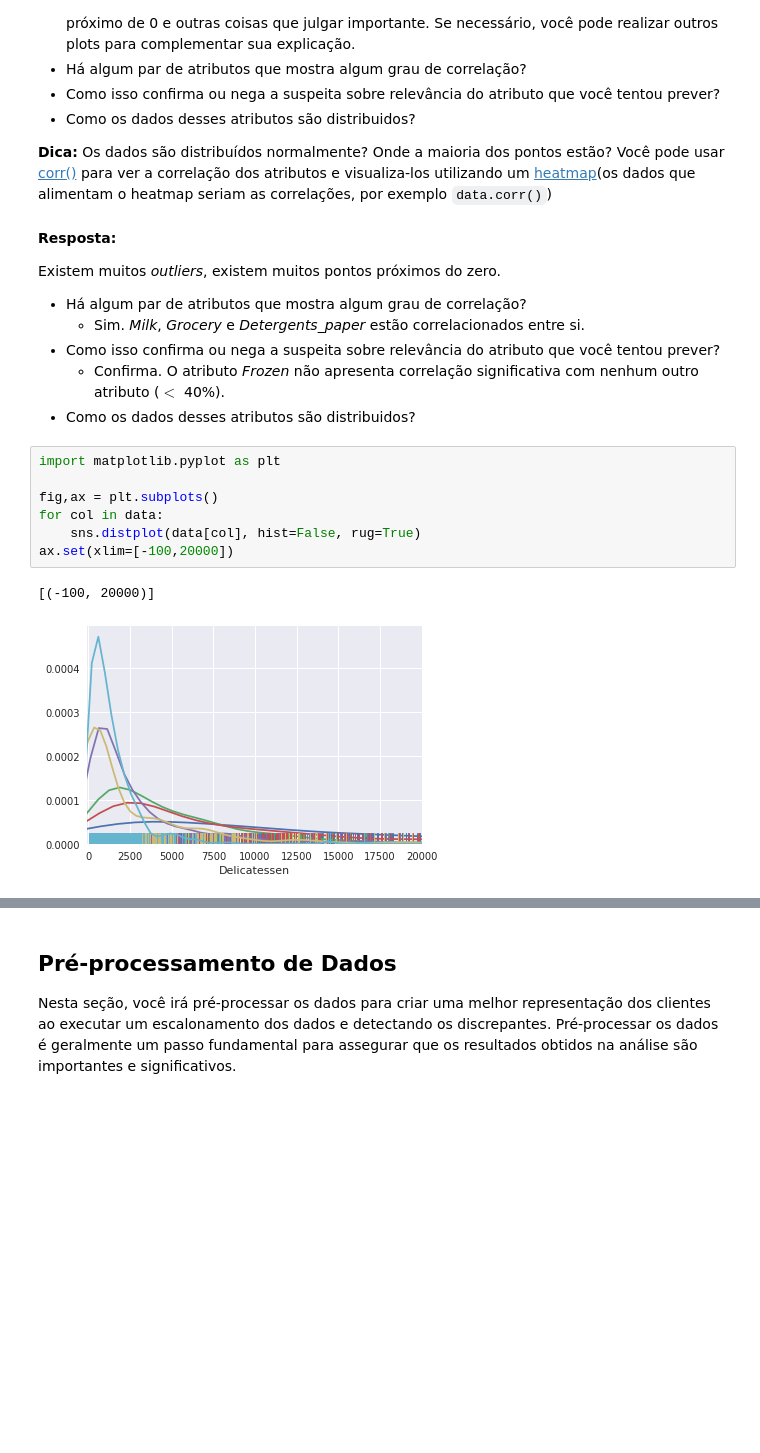
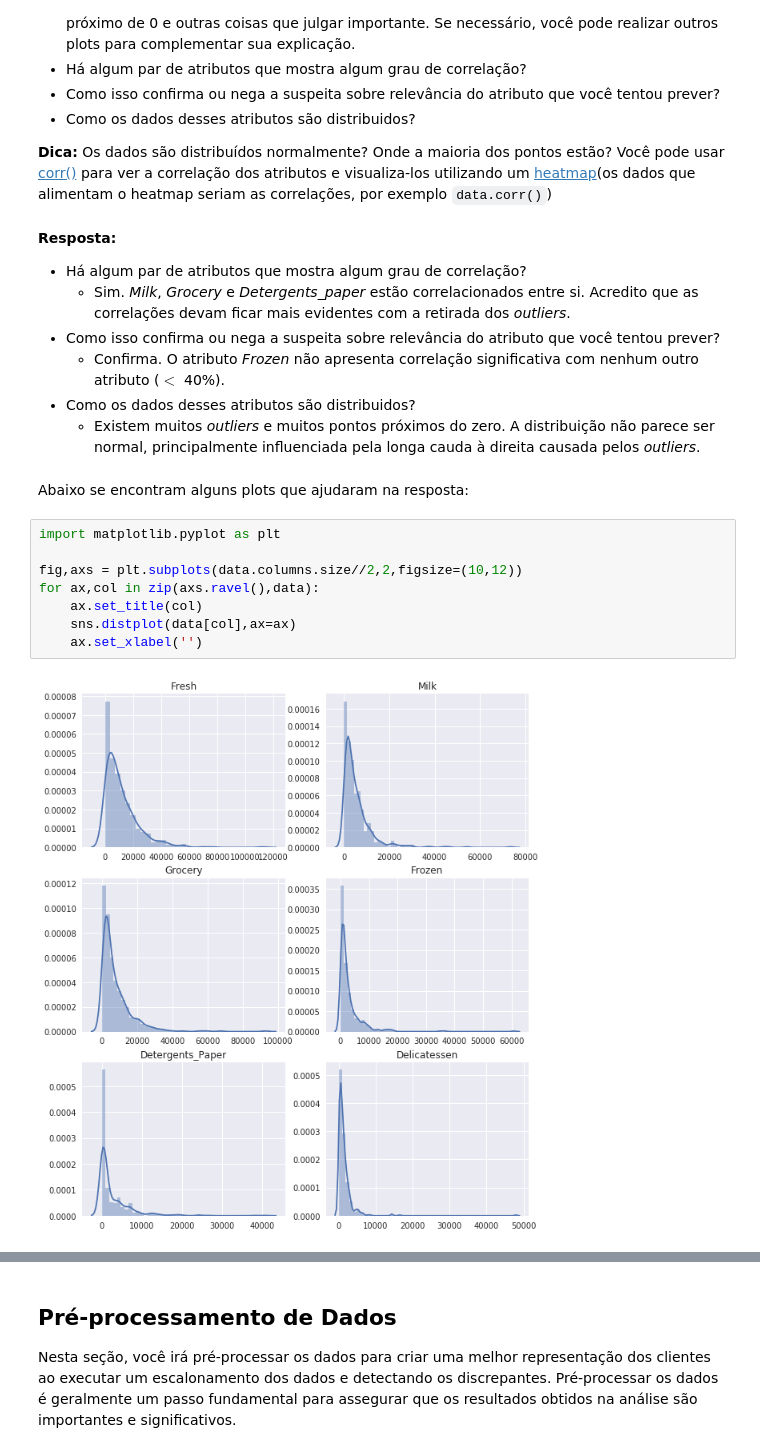
Before and after one commit to iuryt/ML, a Jupyter notebook: customer_segments/customer_segments_PT.ipynb, the cells around one changed output, grey strips where cells are left out. Saved outputs shown, nothing was run; the diff lists cells and outputs as text; blank space fills up the shorter version.

Commit message:
Respostas até a questão 7

```diff
--- a/customer_segments/customer_segments_PT.ipynb
+++ b/customer_segments/customer_segments_PT.ipynb
@@ -251,23 +274,26 @@ pd.scatter_matrix(data, alpha = 0.3, figsize = (14,8), diagonal = 'kde');
 # %% [markdown]
 **Resposta:**
 
-Existem muitos _outliers_, existem muitos pontos próximos do zero.
+
 
 - Há algum par de atributos que mostra algum grau de correlação?
-    * Sim. _Milk_, _Grocery_ e _Detergents_paper_ estão correlacionados entre si.
+    * Sim. _Milk_, _Grocery_ e _Detergents_paper_ estão correlacionados entre si. Acredito que as correlações devam ficar mais evidentes com a retirada dos _outliers_.
 - Como isso confirma ou nega a suspeita sobre relevância do atributo que você tentou prever?
     * Confirma. O atributo _Frozen_ não apresenta correlação significativa com nenhum outro atributo ($<$ 40%).
 - Como os dados desses atributos são distribuidos?
+    * Existem muitos _outliers_ e muitos pontos próximos do zero. A distribuição não parece ser normal, principalmente influenciada pela longa cauda à direita causada pelos _outliers_.
+# %% [markdown]
+Abaixo se encontram alguns plots que ajudaram na resposta:
 # %%
 import matplotlib.pyplot as plt
 
-fig,ax = plt.subplots()
-for col in data:
-    sns.distplot(data[col], hist=False, rug=True)
-ax.set(xlim=[-100,20000])
+fig,axs = plt.subplots(data.columns.size//2,2,figsize=(10,12))
+for ax,col in zip(axs.ravel(),data):
+    ax.set_title(col)
+    sns.distplot(data[col],ax=ax)
+    ax.set_xlabel('')
 # %% [output]
-[(-100, 20000)]
-[figure, old version]
+[figure, new version]
 # %%
 
 corr = data.corr()
```
Also changed, not shown: parts of 22 cells of this notebook.
